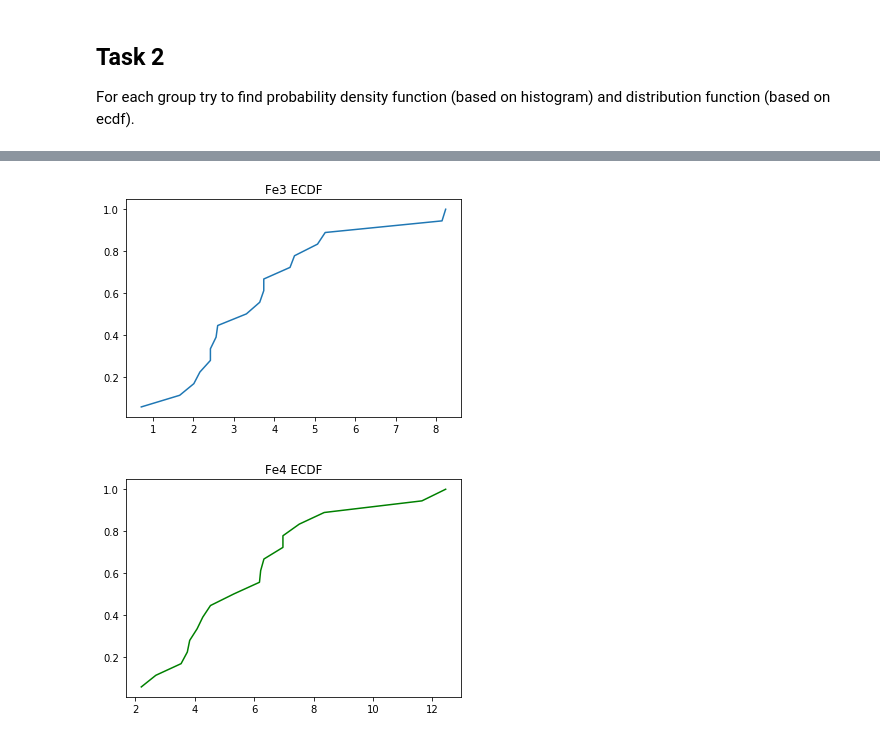
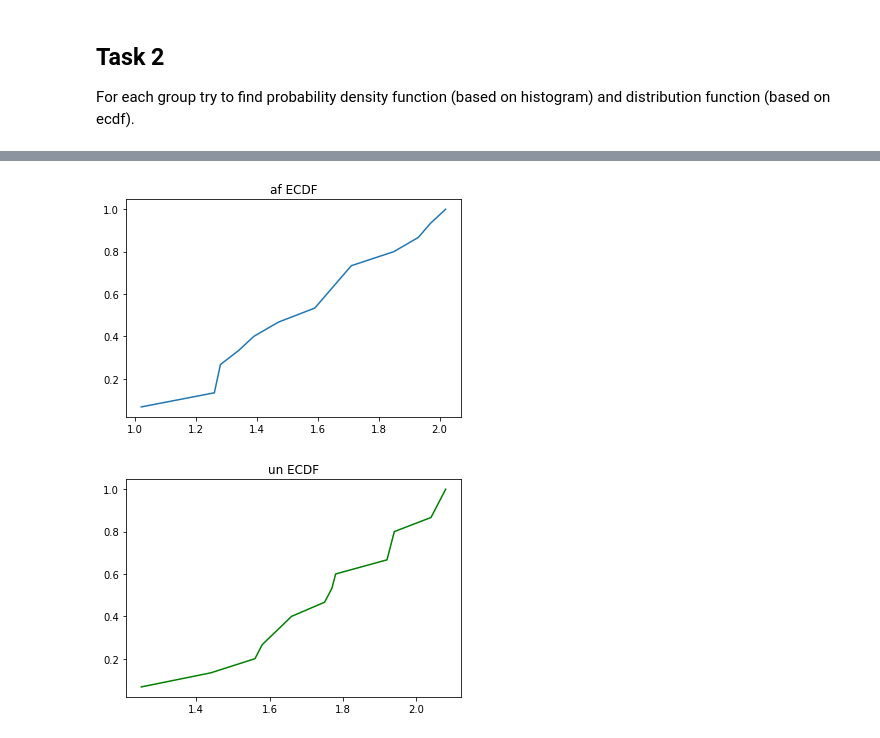
Before and after one commit to patrotom/pst_homework, a Jupyter notebook: src/general.ipynb, the cells around one changed output, grey strips where cells are left out. Cells and saved outputs as stored; diff of their text form; code cells hidden in the pictures.

```diff
--- a/src/general.ipynb
+++ b/src/general.ipynb
@@ -18,18 +18,16 @@ Load the data file, find two observed data groups and separate them. Describe th
 df = pd.read_csv("../data/data.csv", delimiter=";")
 
 # Dataframes
-fe3 = df[df['Supplement'] == "Fe3"]
-fe4 = df[df['Supplement'] == "Fe4"]
-# print(fe3.loc[:,'Iron'])
-# print(fe4.loc[:,'Iron'])
+af = df["Affected"]
+un = df["Unaffected"]
 
 # NumPy arrays
-fe3_np = np.array(fe3['Iron'])
-fe4_np = np.array(fe4['Iron'])
+af_np = np.array(af)
+un_np = np.array(un)
 
 # Lists
-fe3_list = list(fe3['Iron'])
-fe4_list = list(fe4['Iron'])
+af_list = list(af)
+un_list = list(un)
 # %%
 # Additional helper values required during the computations
 
@@ -140,17 +138,17 @@ plt.show()
 # %%
-# Empiric distribution function fo Fe3
+# Empiric distribution function fo af
 
-ecdf = ECDF(fe3_np)
+ecdf = ECDF(af_np)
 plt.plot(ecdf.x, ecdf.y)
-plt.title('Fe3 ECDF')
+plt.title('af ECDF')
 plt.show()
 
-# Empiric distribution function fo Fe4
+# Empiric distribution function fo un
 
-ecdf = ECDF(fe4_np)
+ecdf = ECDF(un_np)
 plt.plot(ecdf.x, ecdf.y, color = 'g')
-plt.title('Fe4 ECDF')
+plt.title('un ECDF')
 plt.show()
 # %% [output]
-[figure, old version]
+[figure, new version]
-[figure, old version]
+[figure, new version]
```
Also changed, not shown: parts of 5 cells of this notebook, 1 other file.
